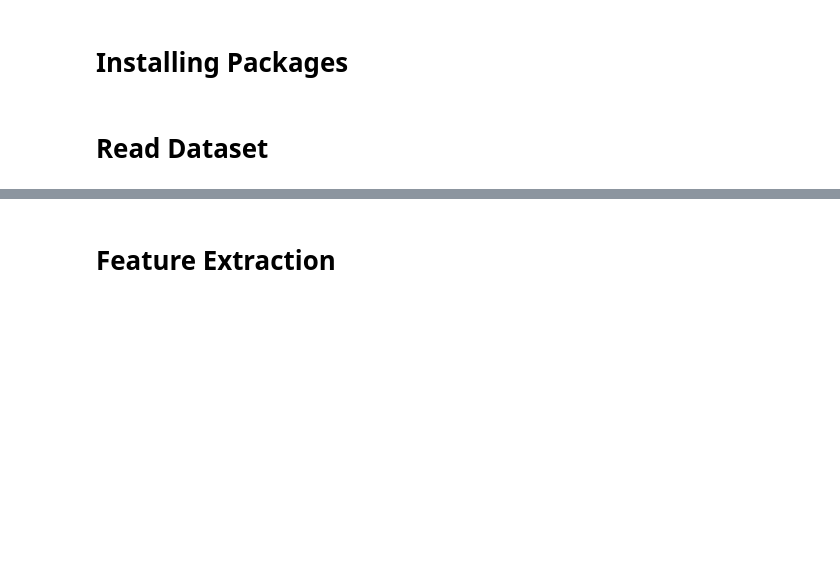
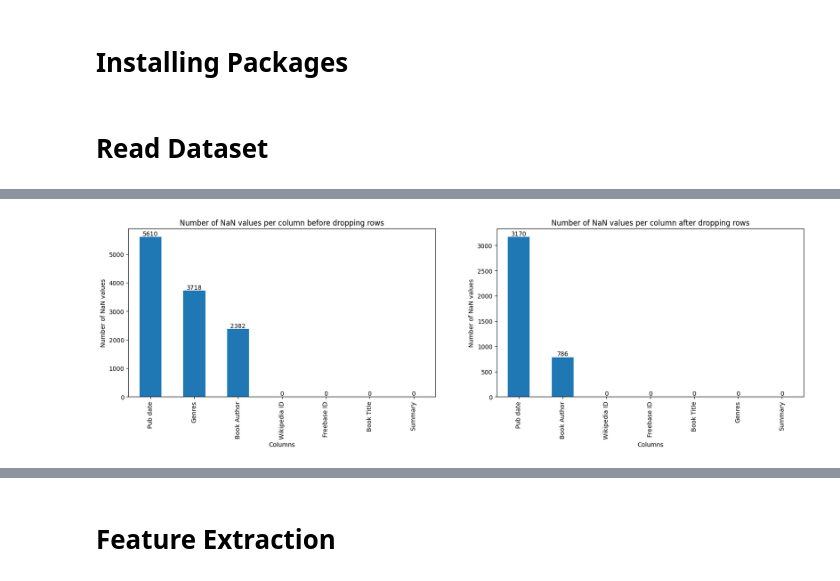
Before and after one commit to 7ben18/fhnw-npr-Natural-Language-Processing, a Jupyter notebook: mini-challenge1/npr-minichallenge1-yannic-ben.ipynb, the cells around one changed output, grey strips where cells are left out. Cells and saved outputs as stored; diff of their text form; code cells hidden in the pictures; blank space fills up the shorter version.

```diff
--- a/mini-challenge1/npr-minichallenge1-yannic-ben.ipynb
+++ b/mini-challenge1/npr-minichallenge1-yannic-ben.ipynb
@@ -89,0 +47,22 @@ df_summary
+# %%
+# Read booksumaries.txt Dataset
+df = pd.read_csv('data/booksummaries.txt',
+                 sep="\t",
+                 header=None,
+                 names=["Wikipedia ID", "Freebase ID", "Book Title", "Book Author", "Pub date","Genres","Summary"],
+                 dtype={"Wikipedia ID": np.int32, "Freebase ID": str, "Book Title": str, "Book Author": str, "Pub date": str, "Genres": str, "Summary": str})
+
+display(df.info())
+display(df.head())
+
+def extract_genres(genre_str: str):
+    try:
+        genre_data = json.loads(genre_str)
+        return list(genre_data.values())
+    except:
+        (json.decoder.JSONDecodeError, TypeError)
+        return np.nan
+
+# apply extract_genres function to the Genres column
+df['Genres'] = df['Genres'].apply(extract_genres)
+display(df.head())
@@ -89,0 +135,21 @@ df_summary
+# %%
+# drop rows that contains NaN Values for Genres and Summary
+df_clean = df.dropna(subset=['Genres', 'Summary'])
+
+# make both plots in one figure
+fig, axes = plt.subplots(1, 2, figsize=(20, 5))
+df.isna().sum().sort_values(ascending=False).plot(kind='bar', ax=axes[0])
+for index, value in enumerate(df.isna().sum().sort_values(ascending=False)):
+    axes[0].text(index, value, str(value), ha='center', va='bottom', fontsize=10)
+axes[0].set_title('Number of NaN values per column before dropping rows')
+axes[0].set_xlabel('Columns')
+axes[0].set_ylabel('Number of NaN values')
+df_clean.isna().sum().sort_values(ascending=False).plot(kind='bar', ax=axes[1])
+for index, value in enumerate(df_clean.isna().sum().sort_values(ascending=False)):
+    axes[1].text(index, value, str(value), ha='center', va='bottom', fontsize=10)
+axes[1].set_title('Number of NaN values per column after dropping rows')
+axes[1].set_xlabel('Columns')
+axes[1].set_ylabel('Number of NaN values')
+plt.show()
+# %% [output]
+[figure, added]
```
Also changed, not shown: parts of 10 cells of this notebook, 1 other file.
